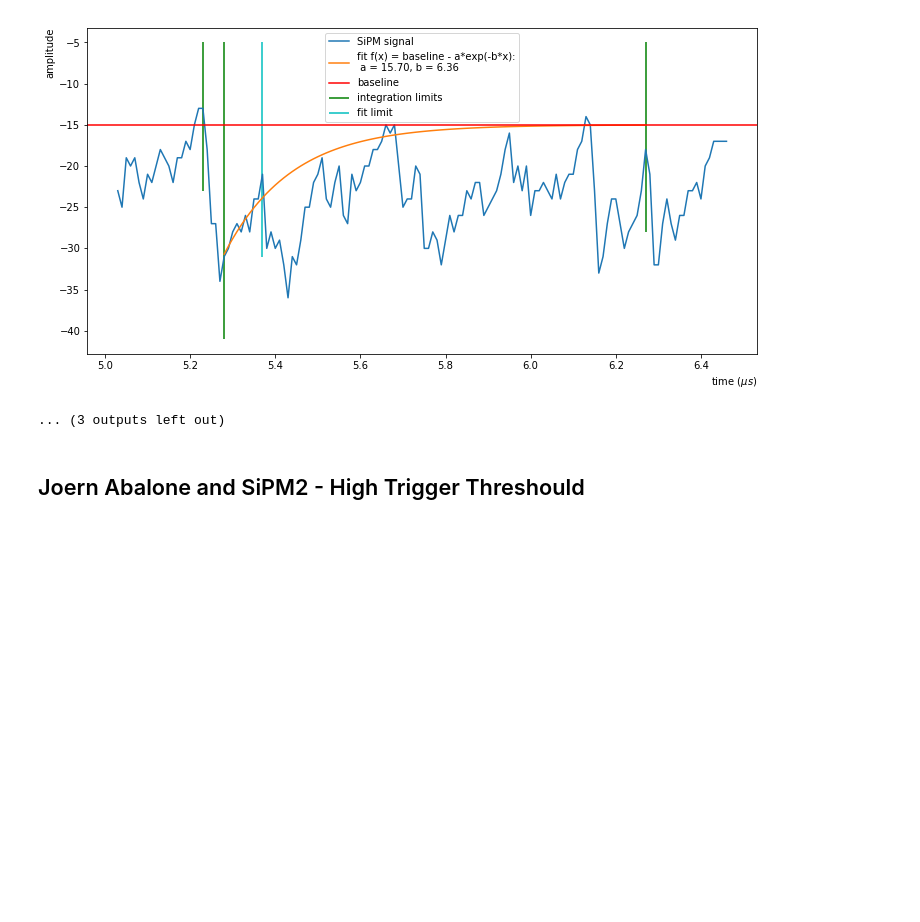
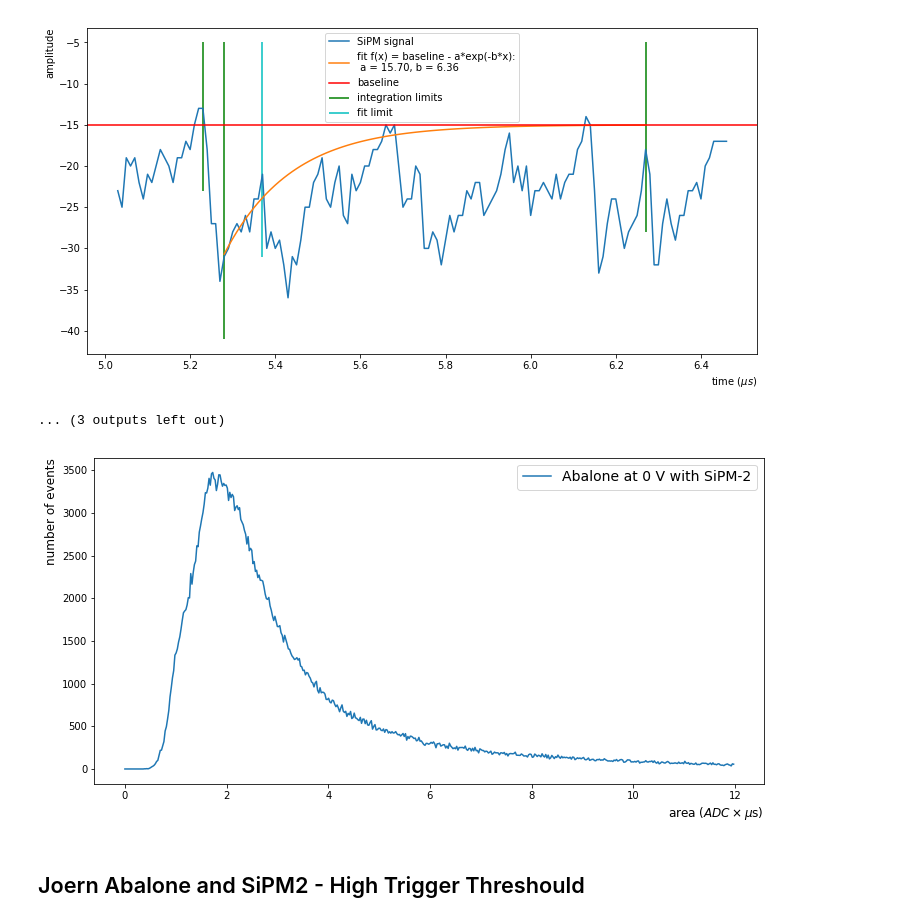
Before and after one commit to valerioda/abalone, a Jupyter notebook: process_abalone_SiPM2.ipynb, the cells around one changed output. Saved outputs shown, nothing was run; the diff lists cells and outputs as text; code cells hidden in the pictures; blank space fills up the shorter version.

```diff
--- a/process_abalone_SiPM2.ipynb
+++ b/process_abalone_SiPM2.ipynb
@@ -138,6 +138,11 @@ for i in range(15):
 [figure]
 [figure]
 ... (3 outputs left out)
+# %%
+peakJoern15 = np.load(f'2020_12_17/peakint_AbaloneJoern0_SiPM2_t15.npy')
+plot_spectrum(peakJoern15, bins = 500, range=(0,12), log = 0)
+# %% [output]
+[figure, added]
 # %% [markdown]
 ## Joern Abalone and SiPM2 - High Trigger Threshould
 # %%
```
Also changed, not shown: parts of 2 cells of this notebook, 2 other files.
